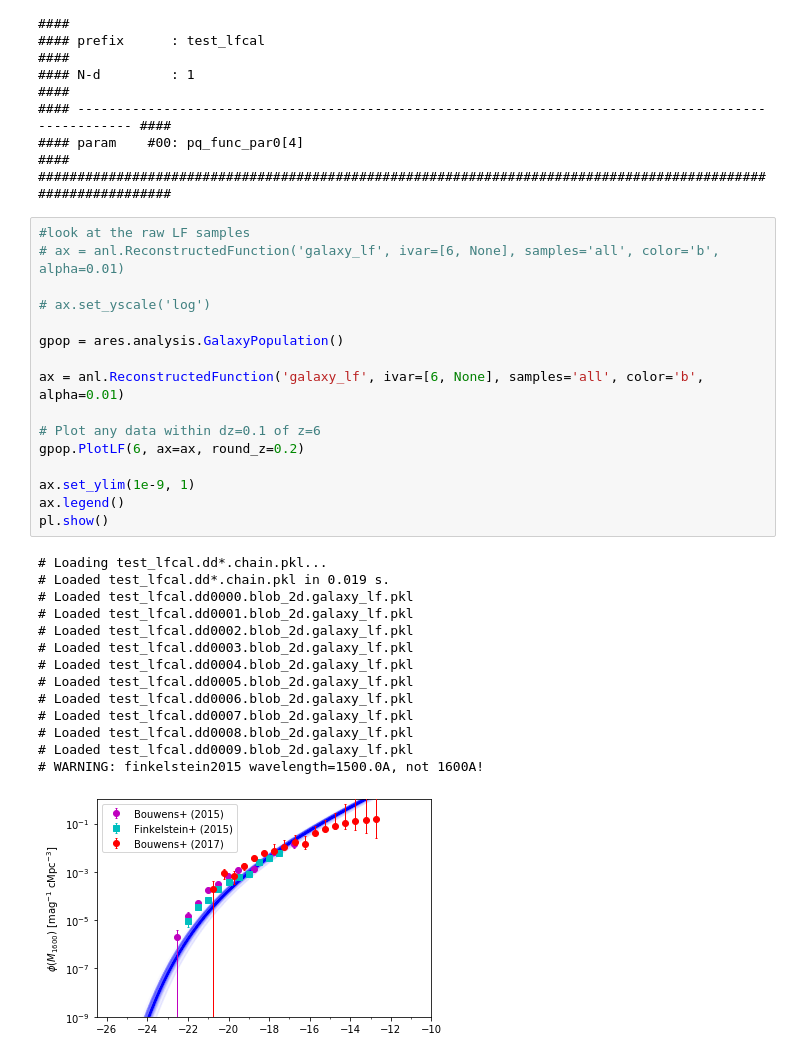
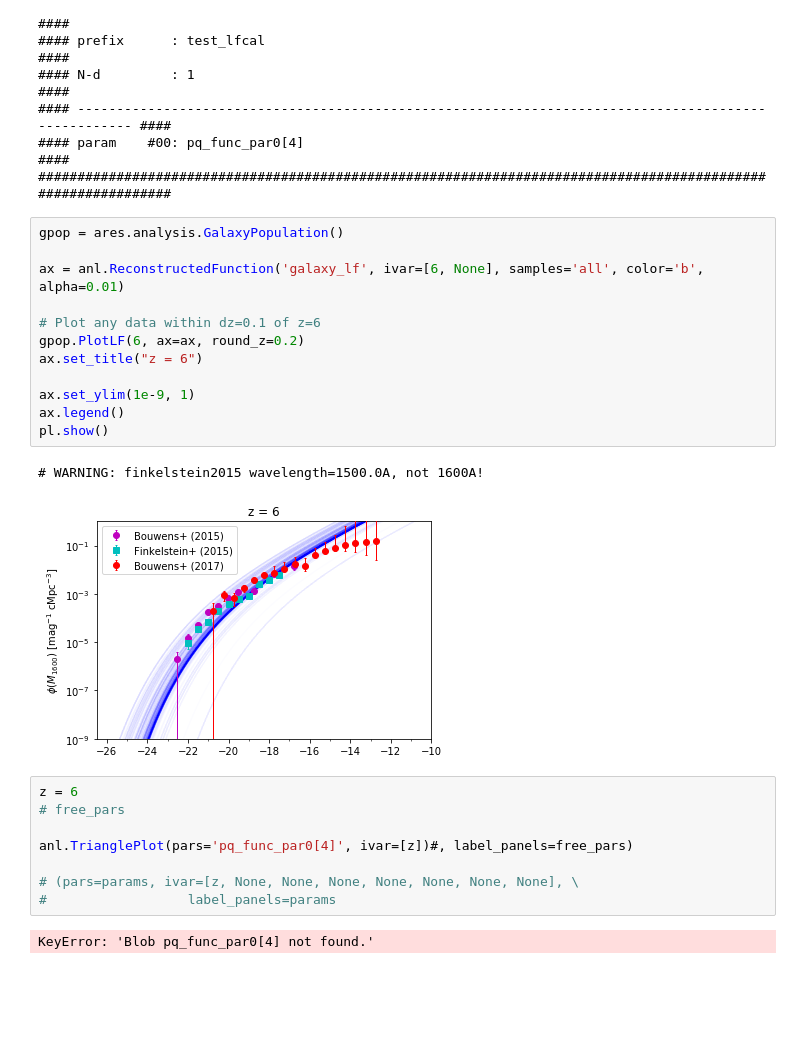
Before and after one commit to eklem1/GalaxySim, a Jupyter notebook: FirstFits.ipynb, the cells around one changed output. Cells and saved outputs as stored; diff of their text form; blank space fills up the shorter version.

Commit message:
can see walkers' paths, weird error on lf trig plot

```diff
--- a/FirstFits.ipynb
+++ b/FirstFits.ipynb
@@ -322,33 +297,27 @@ anl = ares.analysis.ModelSet('test_lfcal')
 #### param    #00: pq_func_par0[4]                                                                        ####
 ##############################################################################################################
 # %%
-#look at the raw LF samples
-# ax = anl.ReconstructedFunction('galaxy_lf', ivar=[6, None], samples='all', color='b', alpha=0.01)
-
-# ax.set_yscale('log')
-
 gpop = ares.analysis.GalaxyPopulation()
 
 ax = anl.ReconstructedFunction('galaxy_lf', ivar=[6, None], samples='all', color='b', alpha=0.01)
 
 # Plot any data within dz=0.1 of z=6
 gpop.PlotLF(6, ax=ax, round_z=0.2)
+ax.set_title("z = 6")
 
 ax.set_ylim(1e-9, 1)
 ax.legend()
 pl.show()
 # %% [output]
-# Loading test_lfcal.dd*.chain.pkl...
-# Loaded test_lfcal.dd*.chain.pkl in 0.019 s.
-# Loaded test_lfcal.dd0000.blob_2d.galaxy_lf.pkl
-# Loaded test_lfcal.dd0001.blob_2d.galaxy_lf.pkl
-# Loaded test_lfcal.dd0002.blob_2d.galaxy_lf.pkl
-# Loaded test_lfcal.dd0003.blob_2d.galaxy_lf.pkl
-# Loaded test_lfcal.dd0004.blob_2d.galaxy_lf.pkl
-# Loaded test_lfcal.dd0005.blob_2d.galaxy_lf.pkl
-# Loaded test_lfcal.dd0006.blob_2d.galaxy_lf.pkl
-# Loaded test_lfcal.dd0007.blob_2d.galaxy_lf.pkl
-# Loaded test_lfcal.dd0008.blob_2d.galaxy_lf.pkl
-# Loaded test_lfcal.dd0009.blob_2d.galaxy_lf.pkl
 # WARNING: finkelstein2015 wavelength=1500.0A, not 1600A!
-[figure, old version]
+[figure, new version]
+# %%
+z = 6
+# free_pars
+
+anl.TrianglePlot(pars='pq_func_par0[4]', ivar=[z])#, label_panels=free_pars)
+
+# (pars=params, ivar=[z, None, None, None, None, None, None, None], \
+#                  label_panels=params
+# %% [output]
+KeyError: 'Blob pq_func_par0[4] not found.'
```
Also changed, not shown: parts of 7 cells of this notebook, 2 other files.
